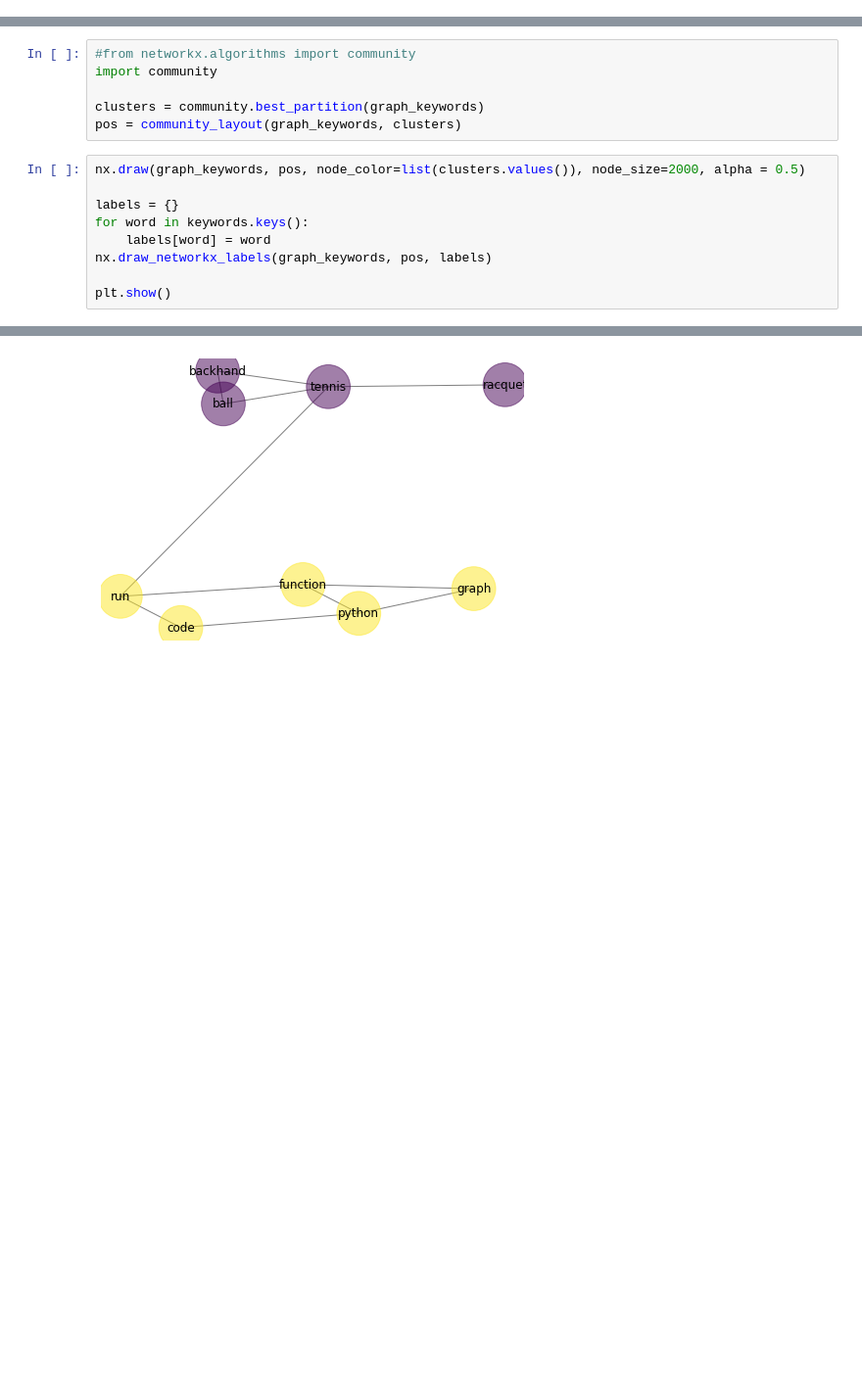
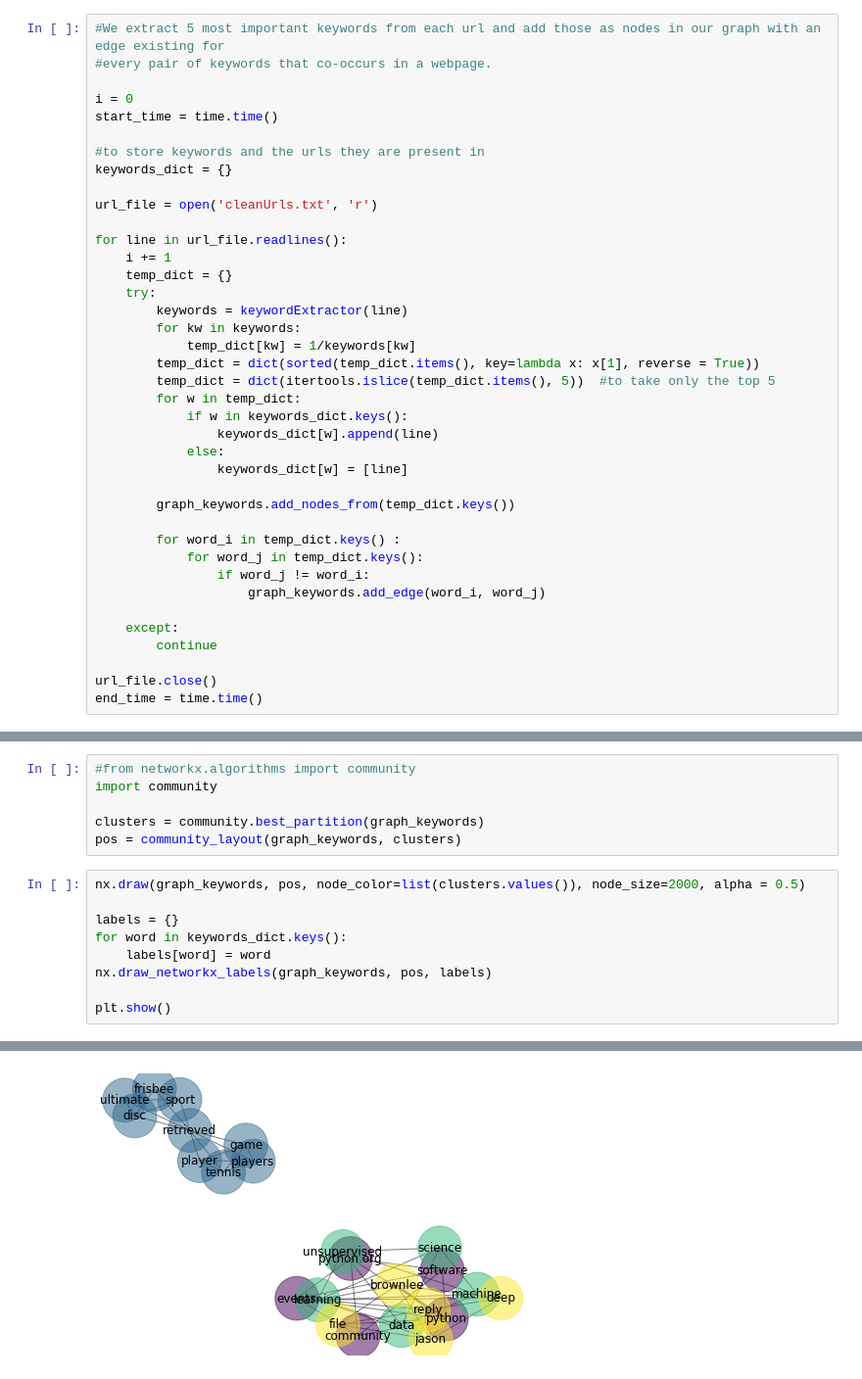
Before and after one commit to kanishk509/Multi-dimensional-graph-based-search-customization, a Jupyter notebook: clustering.ipynb, the cells around one changed output, grey strips where cells are left out. Shown at 98% size. Cells and saved outputs as stored; diff of their text form; blank space fills up the shorter version.

Commit message:
Added Keyword Extraction For Clustering

```diff
--- a/clustering.ipynb
+++ b/clustering.ipynb
@@ -145,0 +172,39 @@ def _position_nodes(g, partition, **kwargs):
+# %%
+#We extract 5 most important keywords from each url and add those as nodes in our graph with an edge existing for
+#every pair of keywords that co-occurs in a webpage.
+
+i = 0
+start_time = time.time()
+
+#to store keywords and the urls they are present in
+keywords_dict = {}
+
+url_file = open('cleanUrls.txt', 'r')
+
+for line in url_file.readlines():
+    i += 1
+    temp_dict = {}
+    try:
+        keywords = keywordExtractor(line)
+        for kw in keywords:
+            temp_dict[kw] = 1/keywords[kw]
+        temp_dict = dict(sorted(temp_dict.items(), key=lambda x: x[1], reverse = True))
+        temp_dict = dict(itertools.islice(temp_dict.items(), 5))  #to take only the top 5
+        for w in temp_dict:
+            if w in keywords_dict.keys():
+                keywords_dict[w].append(line)
+            else:
+                keywords_dict[w] = [line]
+
+        graph_keywords.add_nodes_from(temp_dict.keys())
+
+        for word_i in temp_dict.keys() :
+            for word_j in temp_dict.keys():
+                if word_j != word_i:
+                    graph_keywords.add_edge(word_i, word_j)
+
+    except:
+        continue
+
+url_file.close()
+end_time = time.time()
@@ -153,7 +255,7 @@ pos = community_layout(graph_keywords, clusters)
 nx.draw(graph_keywords, pos, node_color=list(clusters.values()), node_size=2000, alpha = 0.5)
 
 labels = {}
-for word in keywords.keys():
+for word in keywords_dict.keys():
     labels[word] = word
 nx.draw_networkx_labels(graph_keywords, pos, labels)
 
@@ -162 +266 @@ plt.show()
-[figure, old version]
+[figure, new version]
```
Also changed, not shown: parts of 21 cells of this notebook, 2 other files.
